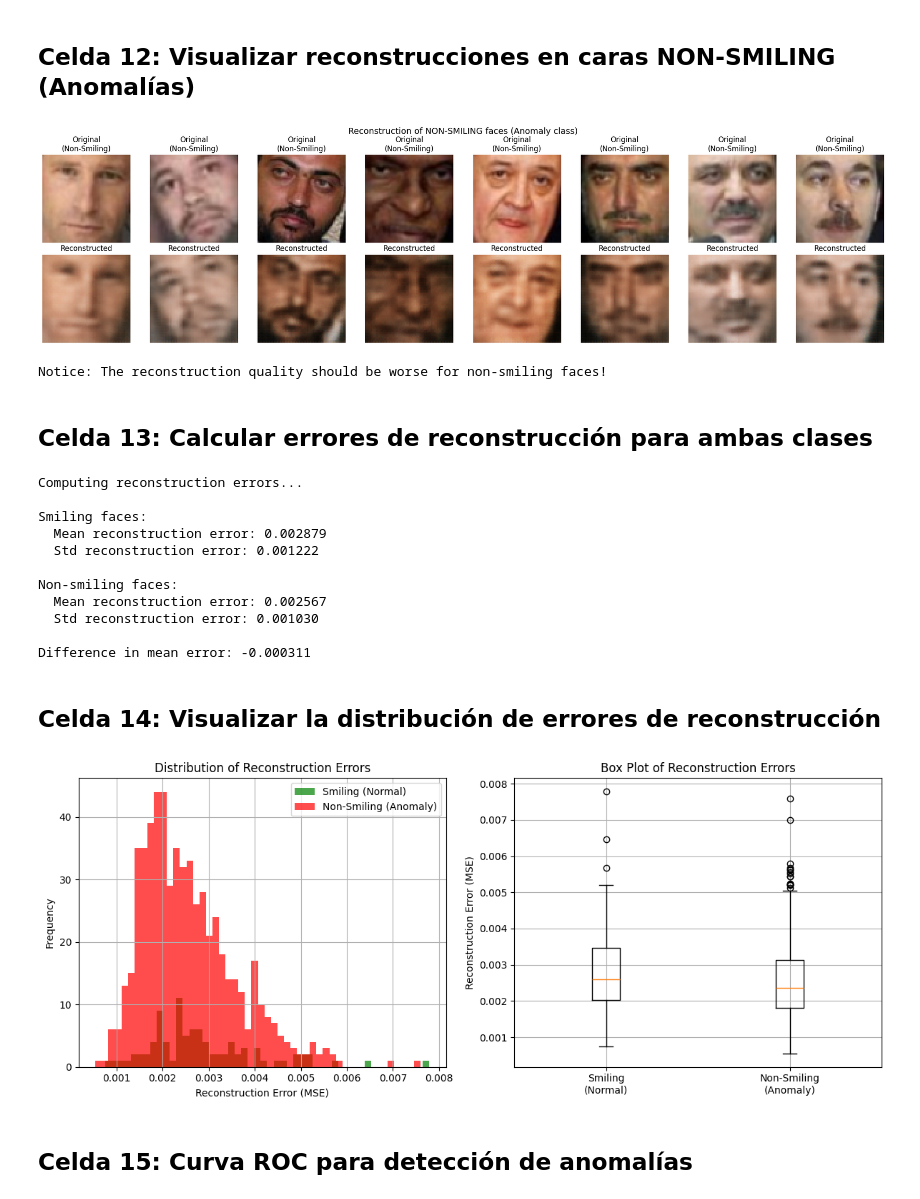
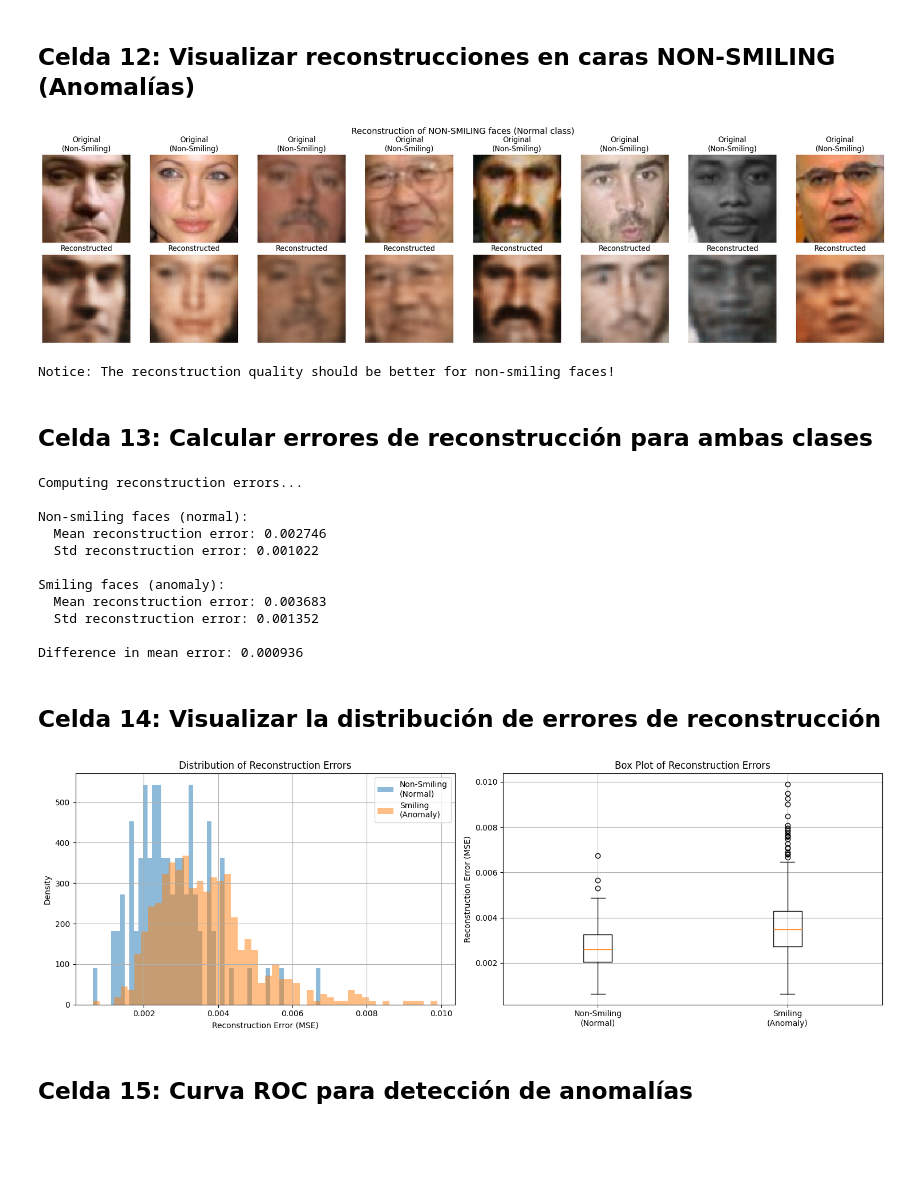
Before and after one commit to yosebitasgg/Smile-Detection-Model, a Jupyter notebook: autoencoder/smile_autoencoder.ipynb, the cells around one changed output. Saved outputs shown, nothing was run; the diff lists cells and outputs as text; code cells hidden in the pictures; blank space fills up the shorter version.

Commit message:
fix: Corregir autoencoder - invertir clases y agregar métricas honestas
AUC-ROC mejora de 0.42 a 0.72. Ahora detecta sonrisas como anomalías correctamente.

```diff
--- a/autoencoder/smile_autoencoder.ipynb
+++ b/autoencoder/smile_autoencoder.ipynb
@@ -108,21 +108,21 @@ plt.show()
 # %% [markdown]
 ## Celda 5: Dividir el dataset de SMILING en train/validation
 # %%
-# IMPORTANTE: Solo usaremos SMILING faces para entrenar (anomaly detection)
-# El autoencoder aprenderá a reconstruir solo caras con sonrisa
+# IMPORTANTE: Ahora usaremos NON-SMILING faces para entrenar (anomaly detection)
+# El autoencoder aprenderá a reconstruir solo caras SIN sonrisa
 
-# Dividir smiling dataset en train y validation
+# Dividir non-smiling dataset en train y validation
 val_split = 0.15
-val_size = int(val_split * len(smiling_dataset))
-train_size = len(smiling_dataset) - val_size
+val_size = int(val_split * len(non_smiling_dataset))
+train_size = len(non_smiling_dataset) - val_size
 
 train_dataset, val_dataset = torch.utils.data.random_split(
-    smiling_dataset,
+    non_smiling_dataset,
     [train_size, val_size],
     generator=torch.Generator().manual_seed(42)
 )
 
-print(f"Training set size (SMILING only): {len(train_dataset)}")
-print(f"Validation set size (SMILING only): {len(val_dataset)}")
+print(f"Training set size (NON-SMILING only): {len(train_dataset)}")
+print(f"Validation set size (NON-SMILING only): {len(val_dataset)}")
 print(f"Test set will include both SMILING and NON-SMILING for anomaly detection")
 # %% [output]
@@ -394,7 +394,7 @@ plt.show()
 # Obtener imágenes NON-SMILING
 model.eval()
 with torch.no_grad():
-    sample_non_smiling, _ = next(iter(test_loader_non_smiling))
+    sample_non_smiling, _ = next(iter(test_loader_non_smiling))  # NON-SMILING = normales
     sample_non_smiling = sample_non_smiling.to(device)
     reconstructed_non_smiling = model(sample_non_smiling)
 
@@ -408,78 +408,78 @@ for i in range(n_images):
     axes[0, i].set_title('Original\n(Non-Smiling)')
     axes[0, i].axis('off')
 
-    # Reconstruida (debería ser peor)
+    # Reconstruida (debería ser mejor)
     axes[1, i].imshow(reconstructed_non_smiling[i].cpu().permute(1, 2, 0))
     axes[1, i].set_title('Reconstructed')
     axes[1, i].axis('off')
 
 plt.tight_layout()
-plt.suptitle('Reconstruction of NON-SMILING faces (Anomaly class)', y=1.02, fontsize=14)
+plt.suptitle('Reconstruction of NON-SMILING faces (Normal class)', y=1.02, fontsize=14)
 plt.show()
 
-print("Notice: The reconstruction quality should be worse for non-smiling faces!")
+print("Notice: The reconstruction quality should be better for non-smiling faces!")
 # %% [output]
-[figure, old version]
+[figure, new version]
-Notice: The reconstruction quality should be worse for non-smiling faces!
+Notice: The reconstruction quality should be better for non-smiling faces!
 # %% [markdown]
 ## Celda 13: Calcular errores de reconstrucción para ambas clases
 # %%
 print("Computing reconstruction errors...")
 
-# Errores para SMILING (clase normal)
+# Errores para NON-SMILING (clase normal, entrenada)
+errors_non_smiling = compute_reconstruction_error(model, test_loader_non_smiling, device)
+
+# Errores para SMILING (anomalías, NO entrenadas)
 errors_smiling = compute_reconstruction_error(model, test_loader_smiling, device)
 
-# Errores para NON-SMILING (anomalías)
-errors_non_smiling = compute_reconstruction_error(model, test_loader_non_smiling, device)
+print(f"\nNon-smiling faces (normal):")
+print(f"  Mean reconstruction error: {errors_non_smiling.mean():.6f}")
+print(f"  Std reconstruction error: {errors_non_smiling.std():.6f}")
 
-print(f"\nSmiling faces:")
+print(f"\nSmiling faces (anomaly):")
 print(f"  Mean reconstruction error: {errors_smiling.mean():.6f}")
 print(f"  Std reconstruction error: {errors_smiling.std():.6f}")
 
-print(f"\nNon-smiling faces:")
-print(f"  Mean reconstruction error: {errors_non_smiling.mean():.6f}")
-print(f"  Std reconstruction error: {errors_non_smiling.std():.6f}")
-
-print(f"\nDifference in mean error: {errors_non_smiling.mean() - errors_smiling.mean():.6f}")
+print(f"\nDifference in mean error: {errors_smiling.mean() - errors_non_smiling.mean():.6f}")
 # %% [output]
 Computing reconstruction errors...
 
-Smiling faces:
-  Mean reconstruction error: 0.002879
-  Std reconstruction error: 0.001222
+Non-smiling faces (normal):
+  Mean reconstruction error: 0.002746
+  Std reconstruction error: 0.001022
 
-Non-smiling faces:
-  Mean reconstruction error: 0.002567
-  Std reconstruction error: 0.001030
+Smiling faces (anomaly):
+  Mean reconstruction error: 0.003683
+  Std reconstruction error: 0.001352
 
-Difference in mean error: -0.000311
+Difference in mean error: 0.000936
 # %% [markdown]
 ## Celda 14: Visualizar la distribución de errores de reconstrucción
 # %%
-plt.figure(figsize=(12, 5))
+plt.figure(figsize=(15, 5))
 
-# Histograma
+# Histogram
 plt.subplot(1, 2, 1)
-plt.hist(errors_smiling, bins=50, alpha=0.7, label='Smiling (Normal)', color='green')
-plt.hist(errors_non_smiling, bins=50, alpha=0.7, label='Non-Smiling (Anomaly)', color='red')
+plt.hist(errors_non_smiling, bins=50, alpha=0.5, label='Non-Smiling\n(Normal)', density=True)
+plt.hist(errors_smiling, bins=50, alpha=0.5, label='Smiling\n(Anomaly)', density=True)
 plt.xlabel('Reconstruction Error (MSE)')
-plt.ylabel('Frequency')
+plt.ylabel('Density')
 plt.title('Distribution of Reconstruction Errors')
 plt.legend()
 plt.grid(True)
 
 # Box plot
 plt.subplot(1, 2, 2)
-data_to_plot = [errors_smiling, errors_non_smiling]
-plt.boxplot(data_to_plot, labels=['Smiling\n(Normal)', 'Non-Smiling\n(Anomaly)'])
+data_to_plot = [errors_non_smiling, errors_smiling]
+plt.boxplot(data_to_plot, labels=['Non-Smiling\n(Normal)', 'Smiling\n(Anomaly)'])
 plt.ylabel('Reconstruction Error (MSE)')
 plt.title('Box Plot of Reconstruction Errors')
 plt.grid(True)
 
 plt.tight_layout()
 plt.show()
 # %% [output]
-[figure, old version]
+[figure, new version]
 # %% [markdown]
 ## Celda 15: Curva ROC para detección de anomalías
 # %%
```
Also changed, not shown: parts of 10 cells of this notebook.
